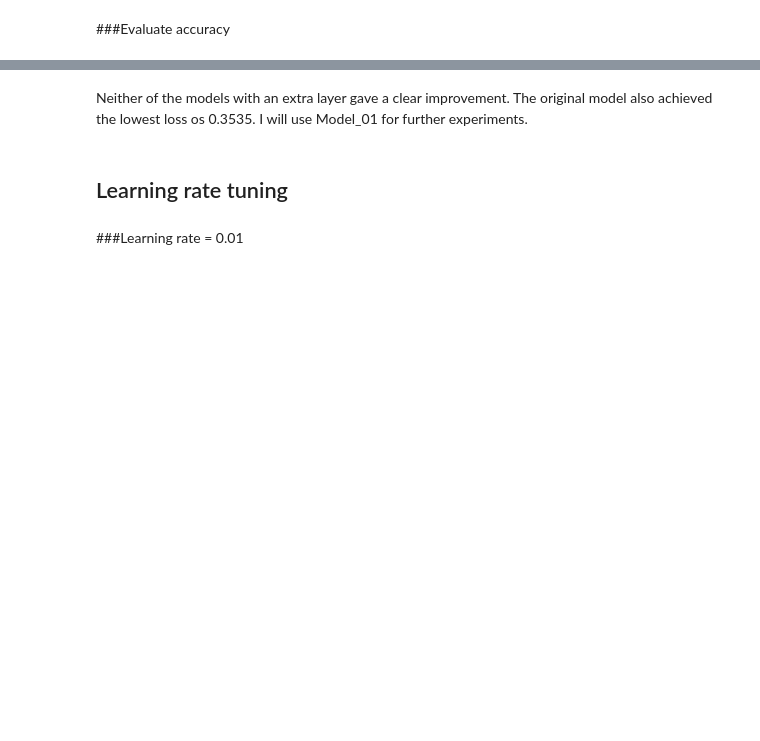
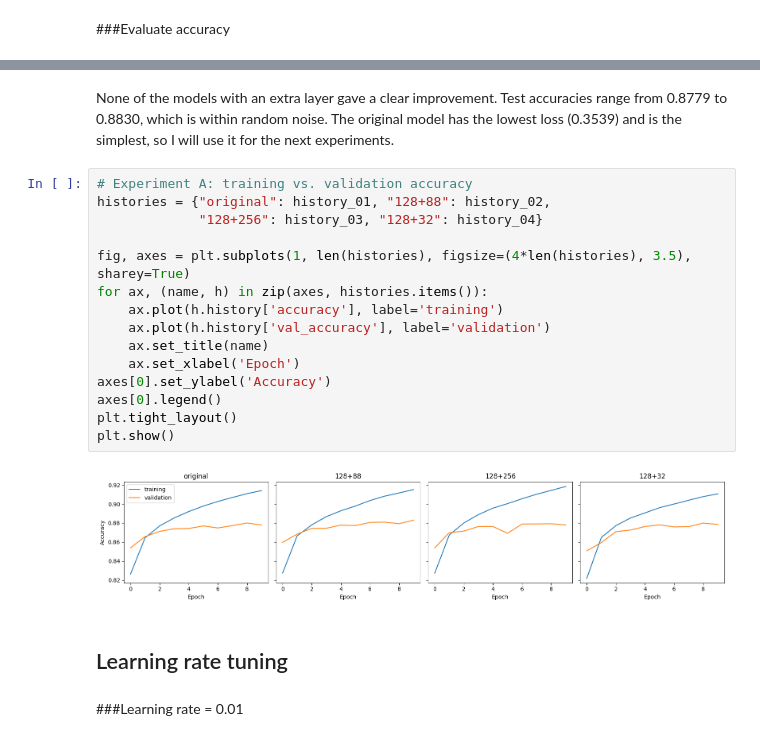
Before and after one commit to ZofiaLandowska/notes, a Jupyter notebook: site/en/tutorials/keras/classification.ipynb, the cells around one changed output, grey strips where cells are left out. Drawn from its saved outputs; the diff is of its cells as text; blank space fills up the shorter version.

```diff
--- a/site/en/tutorials/keras/classification.ipynb
+++ b/site/en/tutorials/keras/classification.ipynb
@@ -250,5 +259,22 @@ original   | 0.9146    | 0.8775  | 0.3535
 # %% [markdown]
-Neither of the models with an extra layer gave a clear improvement. The original model also achieved the lowest loss os 0.3535. I will use Model_01 for further experiments.
+None of the models with an extra layer gave a clear improvement. Test accuracies range from 0.8779 to 0.8830, which is within random noise. The original model has the lowest loss (0.3539) and is the simplest, so I will use it for the next experiments.
+# %%
+# Experiment A: training vs. validation accuracy
+histories = {"original": history_01, "128+88": history_02,
+             "128+256": history_03, "128+32": history_04}
+
+fig, axes = plt.subplots(1, len(histories), figsize=(4*len(histories), 3.5), sharey=True)
+for ax, (name, h) in zip(axes, histories.items()):
+    ax.plot(h.history['accuracy'], label='training')
+    ax.plot(h.history['val_accuracy'], label='validation')
+    ax.set_title(name)
+    ax.set_xlabel('Epoch')
+axes[0].set_ylabel('Accuracy')
+axes[0].legend()
+plt.tight_layout()
+plt.show()
+# %% [output]
+[figure, added]
 # %% [markdown]
 ## Learning rate tuning
 # %% [markdown]
```
Also changed, not shown: parts of 56 cells of this notebook.
